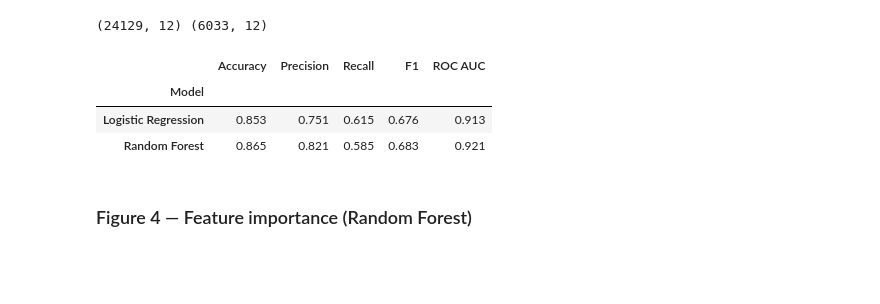
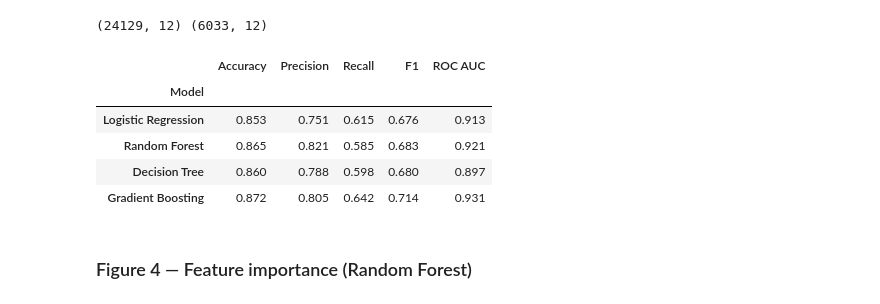
Before and after one commit to tamim7081/Adult-census-Income, a Jupyter notebook: income_analysis.ipynb, the cells around one changed output. Saved outputs shown, nothing was run; the diff lists cells and outputs as text; code cells hidden in the pictures; blank space fills up the shorter version.

```diff
--- a/income_analysis.ipynb
+++ b/income_analysis.ipynb
@@ -120,33 +121,37 @@ print(X_train.shape, X_test.shape)
 # %%
 models = {
     'Logistic Regression': LogisticRegression(max_iter=1000, random_state=42),
-    'Random Forest': RandomForestClassifier(n_estimators=200, max_depth=12, random_state=42, n_jobs=-1)
+    'Random Forest': RandomForestClassifier(n_estimators=200, max_depth=12, random_state=42, n_jobs=-1),
+    'Decision Tree': DecisionTreeClassifier(max_depth=12,random_state=42),
+    'Gradient Boosting': GradientBoostingClassifier(n_estimators=200,learning_rate=0.1,max_depth=3,random_state=42)
 }
 
 results = []
 fitted = {}
 for name, model in models.items():
     pipe = Pipeline([('prep', preprocessor), ('clf', model)])
     pipe.fit(X_train, y_train)
     preds = pipe.predict(X_test)
     proba = pipe.predict_proba(X_test)[:, 1]
     results.append({
         'Model': name,
         'Accuracy': accuracy_score(y_test, preds),
         'Precision': precision_score(y_test, preds),
         'Recall': recall_score(y_test, preds),
         'F1': f1_score(y_test, preds),
         'ROC AUC': roc_auc_score(y_test, proba)
     })
     fitted[name] = pipe
 
 results_df = pd.DataFrame(results).set_index('Model').round(3)
 results_df
 # %% [output]
 |  | Accuracy | Precision | Recall | F1 | ROC AUC |
 | Model |  |  |  |  |  |
 | Logistic Regression | 0.853 | 0.751 | 0.615 | 0.676 | 0.913 |
 | Random Forest | 0.865 | 0.821 | 0.585 | 0.683 | 0.921 |
+| Decision Tree | 0.860 | 0.788 | 0.598 | 0.680 | 0.897 |
+| Gradient Boosting | 0.872 | 0.805 | 0.642 | 0.714 | 0.931 |
 # %% [markdown]
 ### Figure 4 — Feature importance (Random Forest)
 # %%
```
Also changed, not shown: parts of 4 cells of this notebook.
